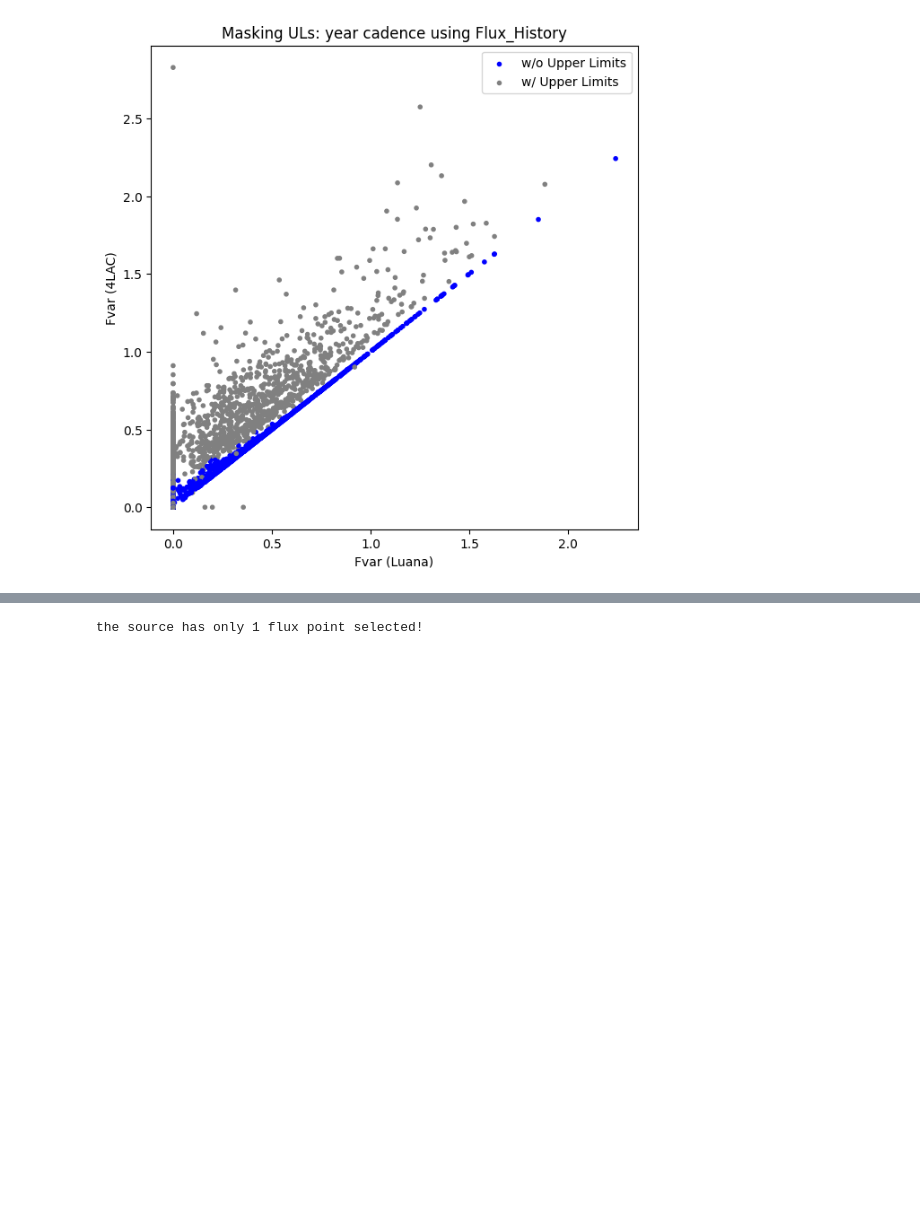
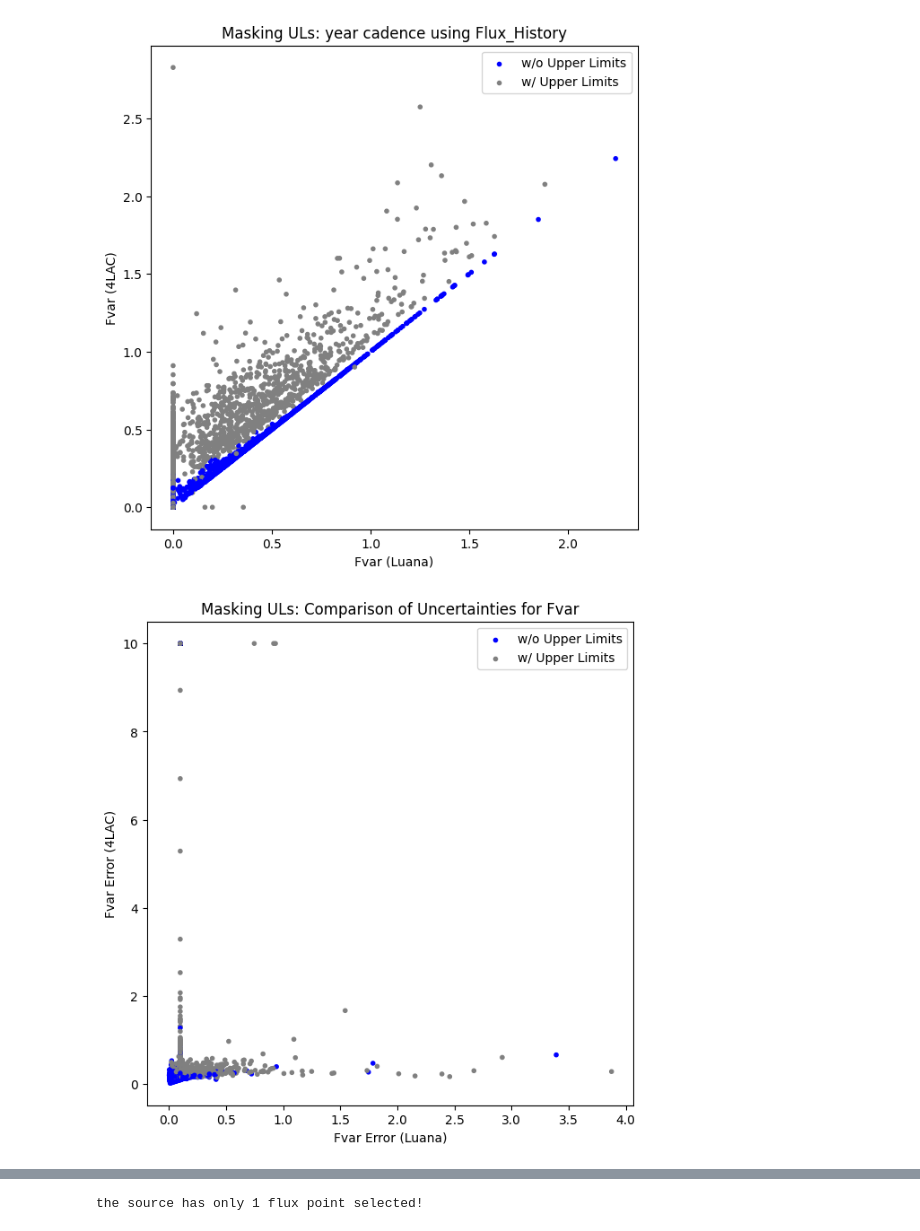
Before and after one commit to luanapassosreis/CTA_AGN_Pop_Variability, a Jupyter notebook: 4LAC_catalog_generator_v2/UpperLimit_Analysis.ipynb, the cells around one changed output, grey strips where cells are left out. Cells and saved outputs as stored; diff of their text form; code cells hidden in the pictures; blank space fills up the shorter version.

```diff
--- a/4LAC_catalog_generator_v2/UpperLimit_Analysis.ipynb
+++ b/4LAC_catalog_generator_v2/UpperLimit_Analysis.ipynb
@@ -583,0 +585,26 @@ plt.show()
+# %%
+## Fvar 4FGL vs. Luana
+
+plt.figure(figsize=(7, 7))
+
+# Get the color values for the markers based on the Upper_limits column
+colors = ['gray' if ul else 'blue' for ul in fvar_Luana_mask_UL['Upper_limits']]
+plt.scatter(fvar_Luana_mask_UL['Unc_Frac_Variability'], catalog_with_fvar['Unc_Frac_Variability'], marker='.', c=colors)
+
+plt.xlabel('Fvar Error (Luana)')
+plt.ylabel('Fvar Error (4LAC)')  ## with Flux_History points
+plt.title('Masking ULs: Comparison of Uncertainties for Fvar')
+
+legend_labels = ['w/o Upper Limits', 'w/ Upper Limits']
+legend_handles = [plt.scatter([], [], color='blue', marker='.'), plt.scatter([], [], color='gray', marker='.')]
+plt.legend(legend_handles, legend_labels, loc='upper right')
+
+# plt.xlim(0,1.2)
+# plt.ylim(0,1.2)
+
+# plt.xscale('log')
+# plt.yscale('log')
+
+plt.show()
+# %% [output]
+[figure, added]
```
Also changed, not shown: parts of 39 cells of this notebook, 3 other files.
